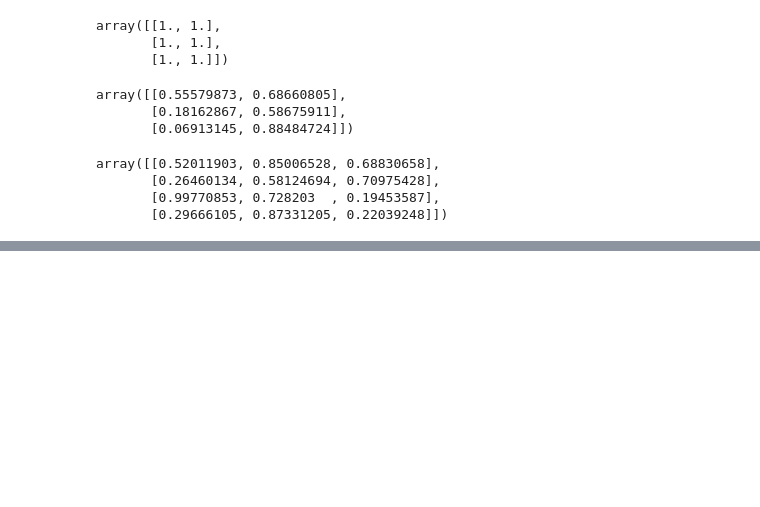
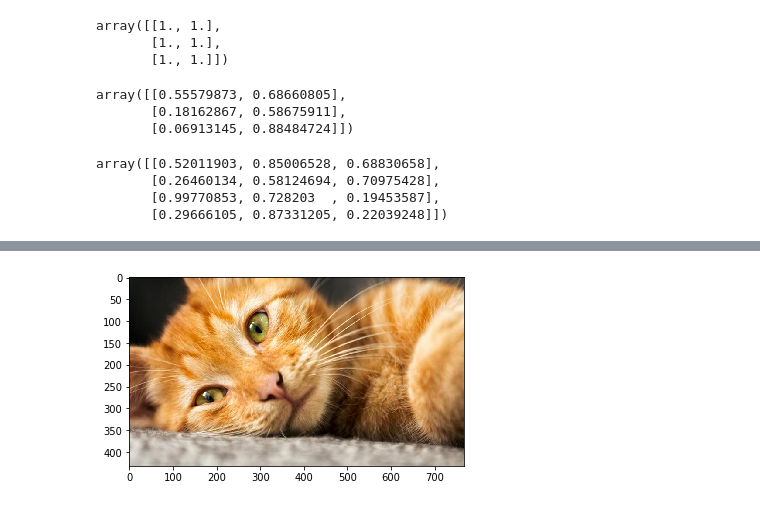
Before and after one commit to AmberFu/42_Rush_Numpy, a Jupyter notebook: RUSH_Numpy.ipynb, the cells around one changed output, grey strips where cells are left out. Drawn from its saved outputs; the diff is of its cells as text; code cells hidden in the pictures; blank space fills up the shorter version.

```diff
--- a/RUSH_Numpy.ipynb
+++ b/RUSH_Numpy.ipynb
@@ -49,0 +121,10 @@ SyntaxError: ignored
+# %%
+%matplotlib inline
+from skimage import io # For URL
+import matplotlib.pyplot as plt
+import matplotlib.image as mpimg
+
+url = 'https://38oaizxk9r32v4vd3id0mm1a-wpengine.netdna-ssl.com/wp-content/uploads/2018/06/orange-cat-names-768x432.jpg'
+img = io.imread(url)
+# img = mpimg.imread('/home/pyfu/Downloads/python_icon.png')
+print(img)
@@ -49,0 +149,4 @@ SyntaxError: ignored
+# %%
+imgplot = plt.imshow(img)
+# %% [output]
+[figure, added]
```
Also changed, not shown: parts of 9 cells of this notebook.
